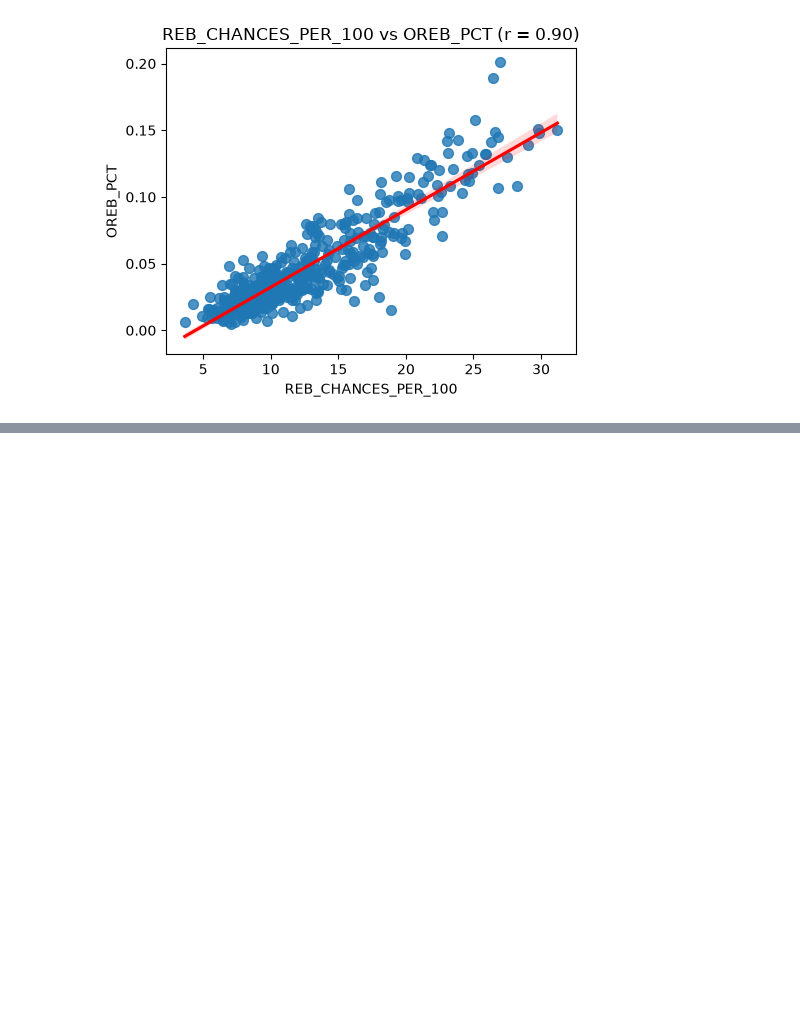
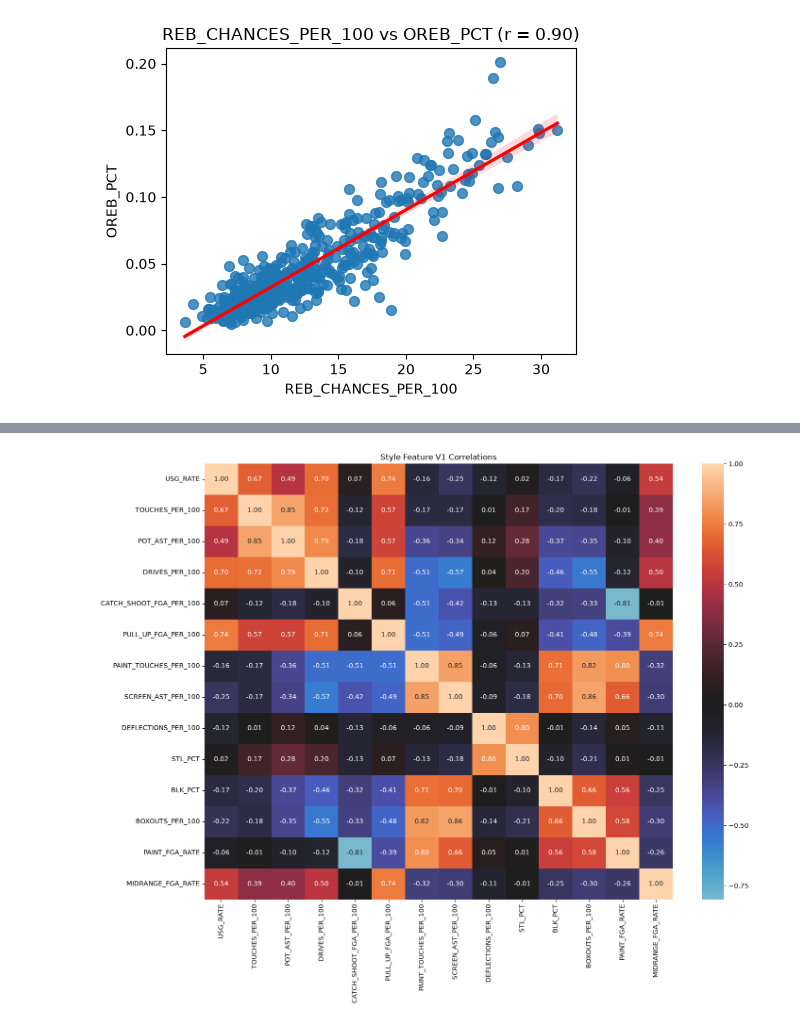
Before and after one commit to alex-abrego/nba-player-archetype-clustering, a Jupyter notebook: notebooks/03_exploratory_data_analysis.ipynb, the cells around one changed output, grey strips where cells are left out. Drawn from its saved outputs; the diff is of its cells as text; code cells hidden in the pictures; blank space fills up the shorter version.

```diff
--- a/notebooks/03_exploratory_data_analysis.ipynb
+++ b/notebooks/03_exploratory_data_analysis.ipynb
@@ -325,0 +379,8 @@ for index, row in strong_corr_df.iterrows():
+# %%
+STYLE_FEATURES_V1 = candidate_features.drop(["3PT_FGA_SHARE",
+                                             "OREB_PCT",
+                                             "REB_CHANCES_PER_100",
+                                             "POST_TOUCHES_PER_100",
+                                             "DEF_LOOSE_BALLS_REC_PER_100"],
+                                             axis = 1)
+STYLE_FEATURES_V1.columns.to_list()
@@ -325,0 +404,9 @@ for index, row in strong_corr_df.iterrows():
+# %%
+corr_V1 = STYLE_FEATURES_V1.drop(["PLAYER_ID", "PLAYER_NAME"], axis=1).corr()
+
+plt.figure(figsize=(16,12))
+sns.heatmap(corr_V1, annot=True, fmt=".2f", center=0)
+plt.title("Style Feature V1 Correlations")
+plt.show()
+# %% [output]
+[figure, added]
```
Also changed, not shown: parts of 12 cells of this notebook.
